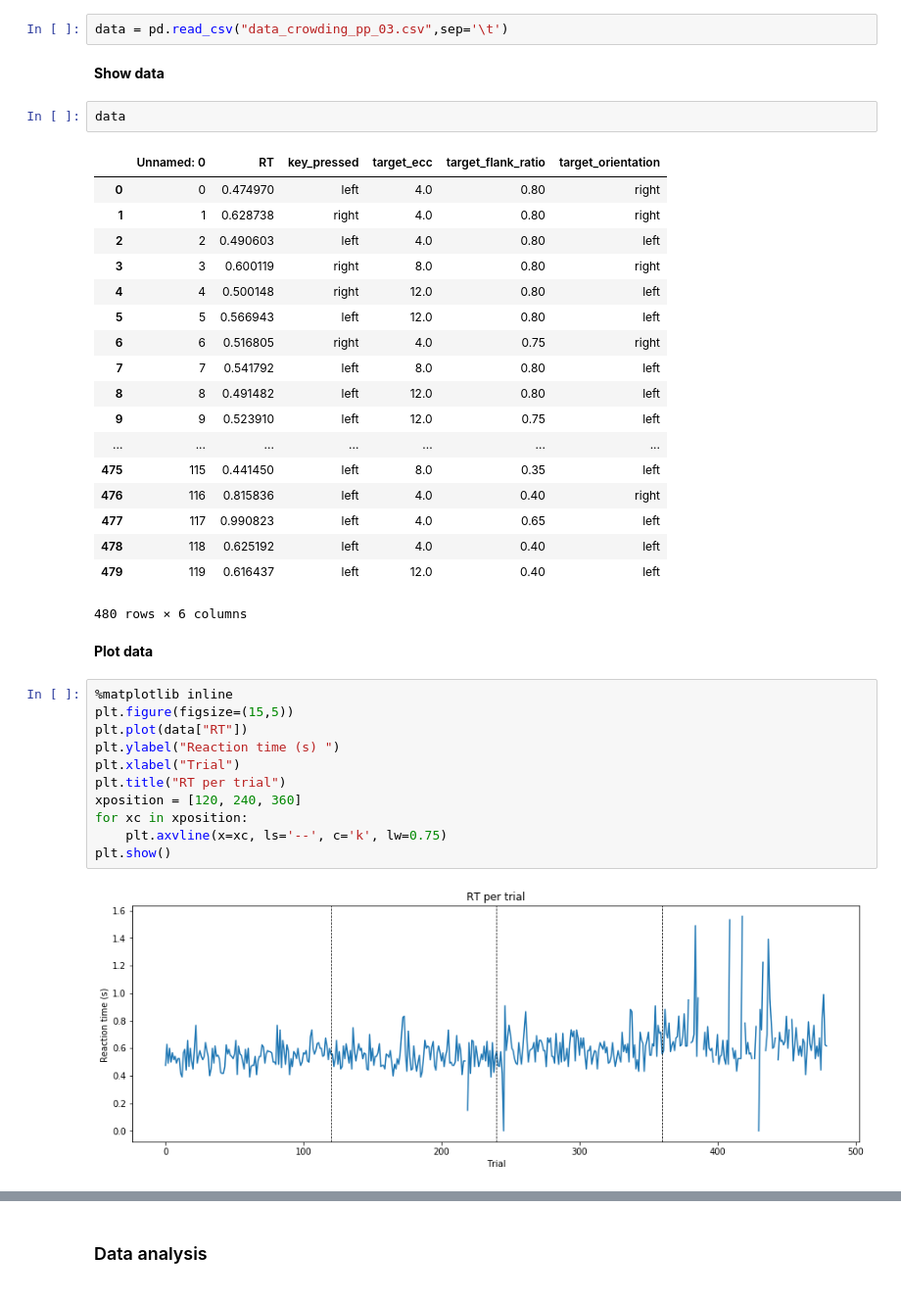
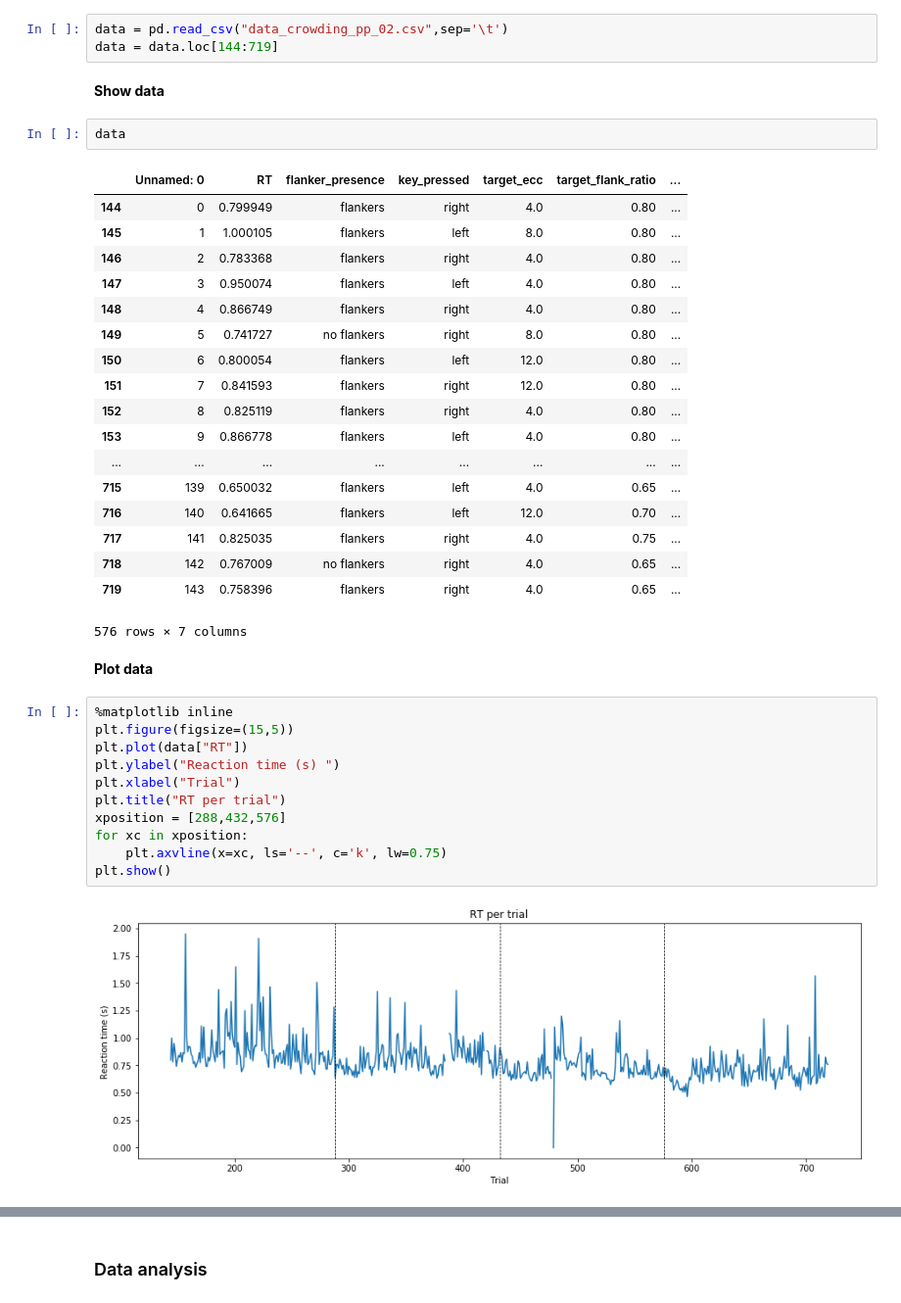
Before and after one commit to iverissimo/Crowding, a Jupyter notebook: Data analysis Prepiloting.ipynb, the cells around one changed output, grey strips where cells are left out. Shown at 98% size. Saved outputs shown, nothing was run; the diff lists cells and outputs as text.

Commit message:
Works with the new file now. One bug in the last cell left

```diff
--- a/Data analysis Prepiloting.ipynb
+++ b/Data analysis Prepiloting.ipynb
@@ -16,45 +14,46 @@ os.getcwd()
 # %% [markdown]
 **Read data**
 # %%
-data = pd.read_csv("data_crowding_pp_03.csv",sep='\t')
+data = pd.read_csv("data_crowding_pp_02.csv",sep='\t')
+data = data.loc[144:719]
 # %% [markdown]
 **Show data**
 # %%
 data
 # %% [output]
-|  | Unnamed: 0 | RT | key_pressed | target_ecc | target_flank_ratio | target_orientation |
-| 0 | 0 | 0.474970 | left | 4.0 | 0.80 | right |
-| 1 | 1 | 0.628738 | right | 4.0 | 0.80 | right |
-| 2 | 2 | 0.490603 | left | 4.0 | 0.80 | left |
-| 3 | 3 | 0.600119 | right | 8.0 | 0.80 | right |
-| 4 | 4 | 0.500148 | right | 12.0 | 0.80 | left |
-| 5 | 5 | 0.566943 | left | 12.0 | 0.80 | left |
-| 6 | 6 | 0.516805 | right | 4.0 | 0.75 | right |
-| 7 | 7 | 0.541792 | left | 8.0 | 0.80 | left |
-| 8 | 8 | 0.491482 | left | 12.0 | 0.80 | left |
-| 9 | 9 | 0.523910 | left | 12.0 | 0.75 | left |
-| ... | ... | ... | ... | ... | ... | ... |
-| 475 | 115 | 0.441450 | left | 8.0 | 0.35 | left |
-| 476 | 116 | 0.815836 | left | 4.0 | 0.40 | right |
-| 477 | 117 | 0.990823 | left | 4.0 | 0.65 | left |
-| 478 | 118 | 0.625192 | left | 4.0 | 0.40 | left |
-| 479 | 119 | 0.616437 | left | 12.0 | 0.40 | left |
+|  | Unnamed: 0 | RT | flanker_presence | key_pressed | target_ecc | target_flank_ratio | ... |
+| 144 | 0 | 0.799949 | flankers | right | 4.0 | 0.80 | ... |
+| 145 | 1 | 1.000105 | flankers | left | 8.0 | 0.80 | ... |
+| 146 | 2 | 0.783368 | flankers | right | 4.0 | 0.80 | ... |
+| 147 | 3 | 0.950074 | flankers | left | 4.0 | 0.80 | ... |
+| 148 | 4 | 0.866749 | flankers | right | 4.0 | 0.80 | ... |
+| 149 | 5 | 0.741727 | no flankers | right | 8.0 | 0.80 | ... |
+| 150 | 6 | 0.800054 | flankers | left | 12.0 | 0.80 | ... |
+| 151 | 7 | 0.841593 | flankers | right | 12.0 | 0.80 | ... |
+| 152 | 8 | 0.825119 | flankers | right | 4.0 | 0.80 | ... |
+| 153 | 9 | 0.866778 | flankers | left | 4.0 | 0.80 | ... |
+| ... | ... | ... | ... | ... | ... | ... | ... |
+| 715 | 139 | 0.650032 | flankers | left | 4.0 | 0.65 | ... |
+| 716 | 140 | 0.641665 | flankers | left | 12.0 | 0.70 | ... |
+| 717 | 141 | 0.825035 | flankers | right | 4.0 | 0.75 | ... |
+| 718 | 142 | 0.767009 | no flankers | right | 4.0 | 0.65 | ... |
+| 719 | 143 | 0.758396 | flankers | right | 4.0 | 0.65 | ... |
-480 rows × 6 columns
+576 rows × 7 columns
 # %% [markdown]
 **Plot data**
 # %%
 %matplotlib inline
 plt.figure(figsize=(15,5))
 plt.plot(data["RT"])
 plt.ylabel("Reaction time (s) ")
 plt.xlabel("Trial")
 plt.title("RT per trial")
-xposition = [120, 240, 360]
+xposition = [288,432,576]
 for xc in xposition:
     plt.axvline(x=xc, ls='--', c='k', lw=0.75)
 plt.show()
 # %% [output]
-[figure, old version]
+[figure, new version]
 # %%
 %matplotlib inline
 accuracy = data['key_pressed']==data['target_orientation']
```
Also changed, not shown: parts of 17 cells of this notebook.
